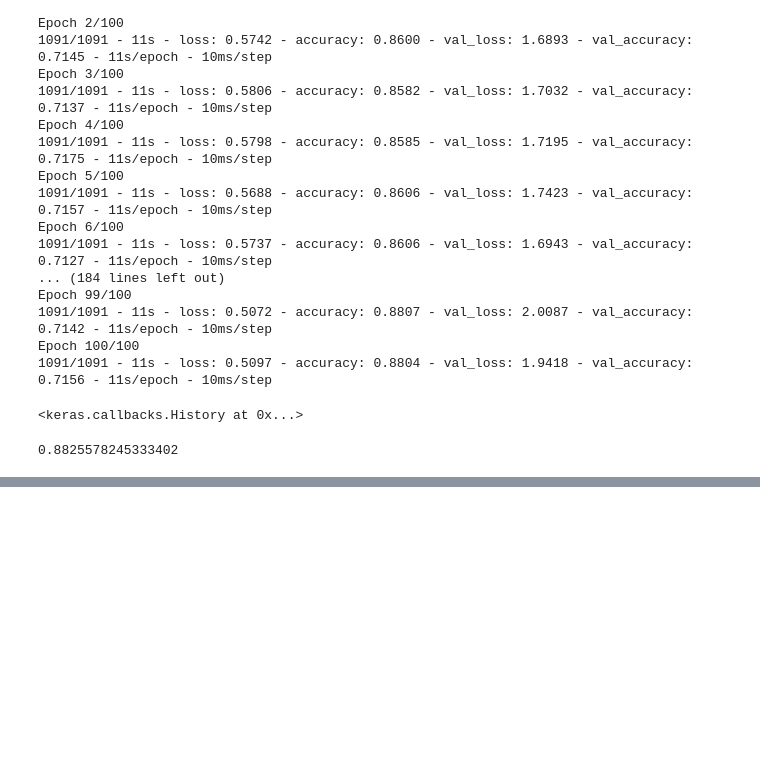
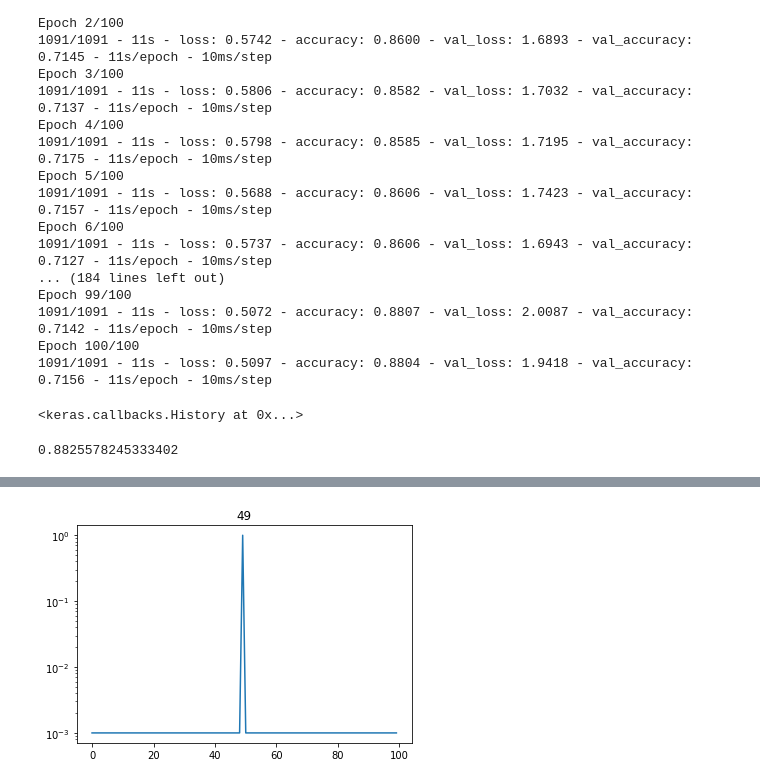
Before and after one commit to mfilipak/AFRAC_IA, a Jupyter notebook: 005B_Experimentos_usando_CNN_para_representar_descrição.ipynb, the cells around one changed output, grey strips where cells are left out. Cells and saved outputs as stored; diff of their text form; code cells hidden in the pictures; blank space fills up the shorter version.

```diff
--- a/005B_Experimentos_usando_CNN_para_representar_descrição.ipynb
+++ b/005B_Experimentos_usando_CNN_para_representar_descrição.ipynb
@@ -293,0 +356,11 @@ df3[df3["CAPITULO"] != df3["CAP_PRED"]][:20]
+# %%
+query = "física quântica 5a edição editora bife de alcatra"
+pred = m2.predict(np.array(tk.texts_to_sequences([query+" "*(120-len(query))])))[0]
+aux = pred.copy()
+aux[aux<0.001] = 0.001
+plt.yscale("log")
+plt.title(np.argmax(pred))
+plt.plot(aux)
+plt.show()
+# %% [output]
+[figure, added]
```
Also changed, not shown: parts of 11 cells of this notebook.
